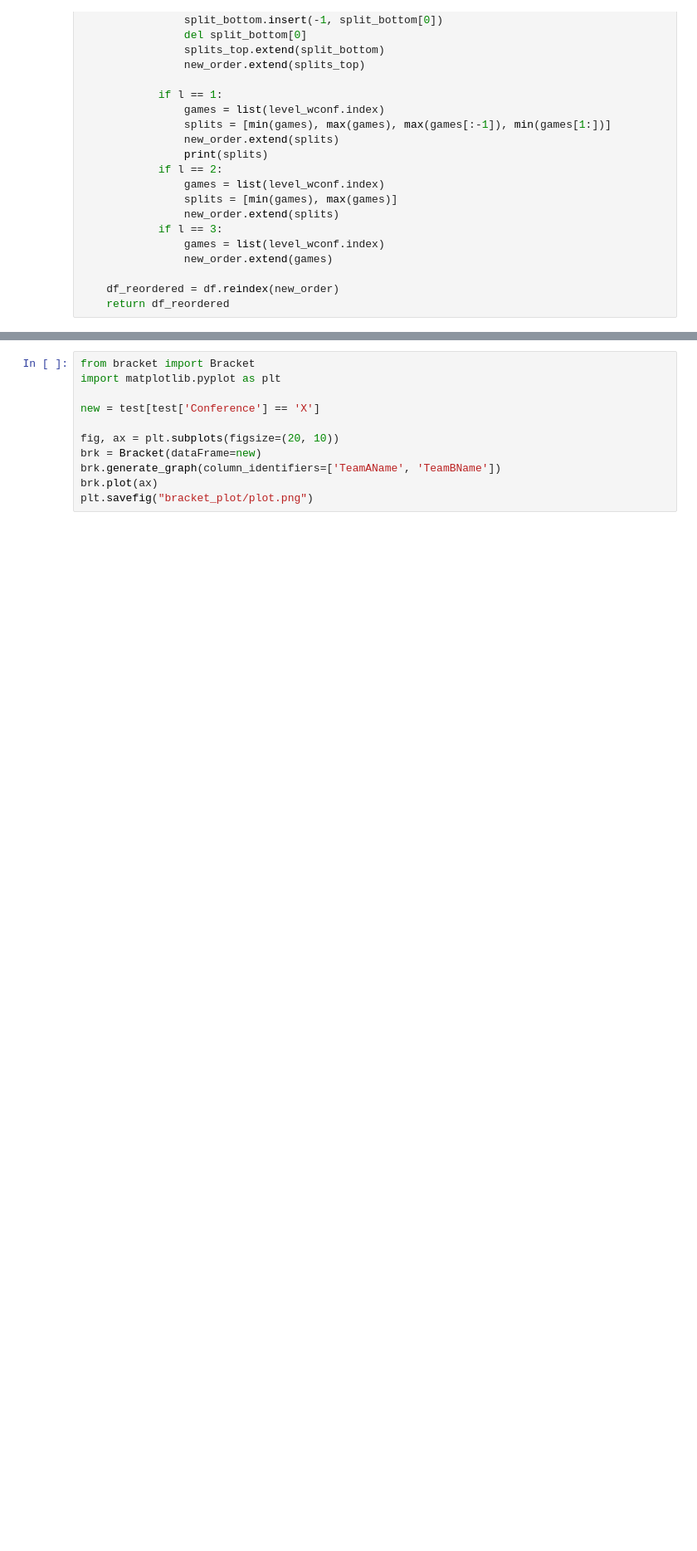
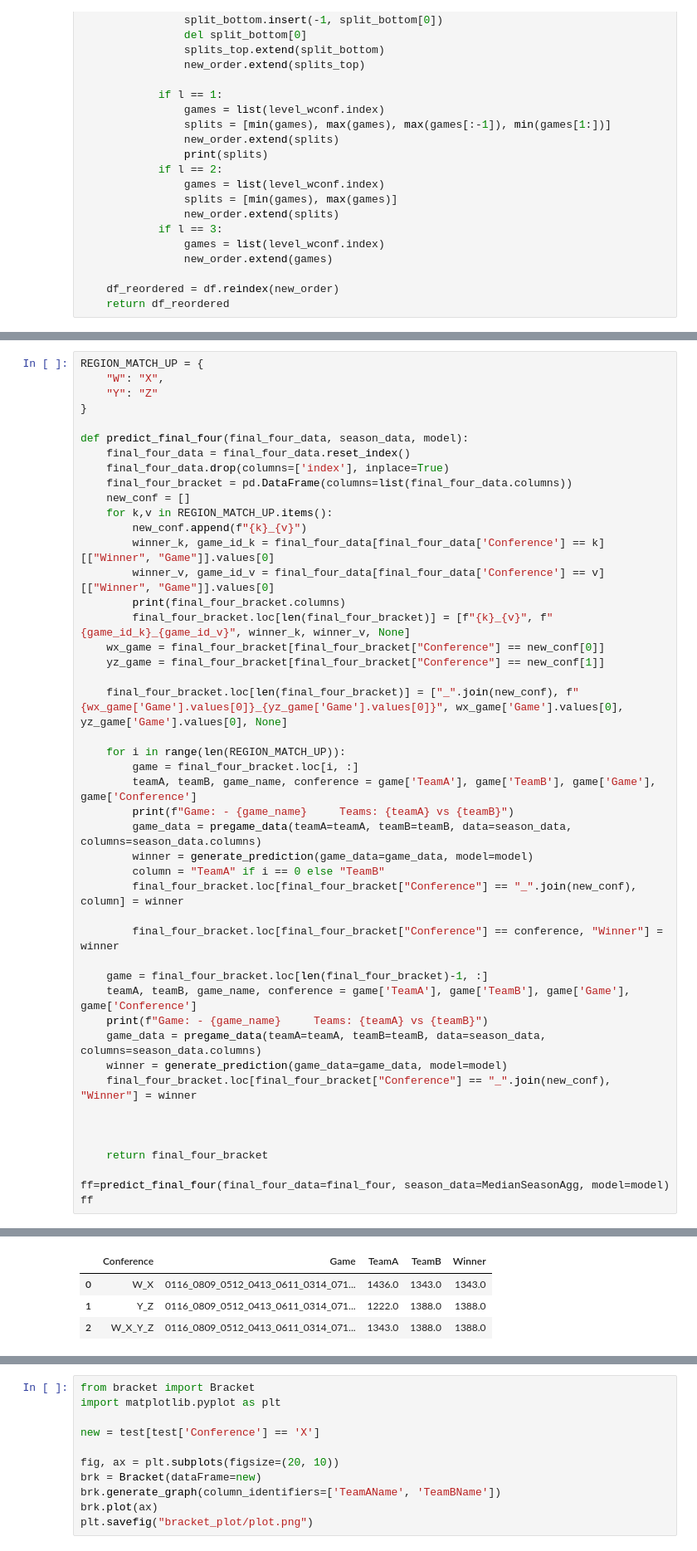
Before and after one commit to rauldaal/march-madness, a Jupyter notebook: compute_bracket.ipynb, the cells around one changed output, grey strips where cells are left out. Shown: that part at 83% size. Drawn from its saved outputs; the diff is of its cells as text; blank space fills up the shorter version.

```diff
--- a/compute_bracket.ipynb
+++ b/compute_bracket.ipynb
@@ -362,0 +344,47 @@ test[test['Conference'] == 'W']
+# %%
+REGION_MATCH_UP = {
+    "W": "X",
+    "Y": "Z"
+}
+
+def predict_final_four(final_four_data, season_data, model):
+    final_four_data = final_four_data.reset_index()
+    final_four_data.drop(columns=['index'], inplace=True)
+    final_four_bracket = pd.DataFrame(columns=list(final_four_data.columns))
+    new_conf = []
+    for k,v in REGION_MATCH_UP.items():
+        new_conf.append(f"{k}_{v}")
+        winner_k, game_id_k = final_four_data[final_four_data['Conference'] == k][["Winner", "Game"]].values[0]
+        winner_v, game_id_v = final_four_data[final_four_data['Conference'] == v][["Winner", "Game"]].values[0]
+        print(final_four_bracket.columns)
+        final_four_bracket.loc[len(final_four_bracket)] = [f"{k}_{v}", f"{game_id_k}_{game_id_v}", winner_k, winner_v, None]
+    wx_game = final_four_bracket[final_four_bracket["Conference"] == new_conf[0]]
+    yz_game = final_four_bracket[final_four_bracket["Conference"] == new_conf[1]]
+
+    final_four_bracket.loc[len(final_four_bracket)] = ["_".join(new_conf), f"{wx_game['Game'].values[0]}_{yz_game['Game'].values[0]}", wx_game['Game'].values[0], yz_game['Game'].values[0], None]
+
+    for i in range(len(REGION_MATCH_UP)):
+        game = final_four_bracket.loc[i, :]
+        teamA, teamB, game_name, conference = game['TeamA'], game['TeamB'], game['Game'], game['Conference']
+        print(f"Game: - {game_name}     Teams: {teamA} vs {teamB}")
+        game_data = pregame_data(teamA=teamA, teamB=teamB, data=season_data, columns=season_data.columns)
+        winner = generate_prediction(game_data=game_data, model=model)
+        column = "TeamA" if i == 0 else "TeamB"
+        final_four_bracket.loc[final_four_bracket["Conference"] == "_".join(new_conf), column] = winner
+
+        final_four_bracket.loc[final_four_bracket["Conference"] == conference, "Winner"] = winner
+
+    game = final_four_bracket.loc[len(final_four_bracket)-1, :]
+    teamA, teamB, game_name, conference = game['TeamA'], game['TeamB'], game['Game'], game['Conference']
+    print(f"Game: - {game_name}     Teams: {teamA} vs {teamB}")
+    game_data = pregame_data(teamA=teamA, teamB=teamB, data=season_data, columns=season_data.columns)
+    winner = generate_prediction(game_data=game_data, model=model)
+    final_four_bracket.loc[final_four_bracket["Conference"] == "_".join(new_conf), "Winner"] = winner
+
+
+
+    return final_four_bracket
+
+ff=predict_final_four(final_four_data=final_four, season_data=MedianSeasonAgg, model=model)
+ff
+# %% [output]
@@ -362,0 +396,4 @@ test[test['Conference'] == 'W']
+|  | Conference | Game | TeamA | TeamB | Winner |
+| 0 | W_X | 0116_0809_0512_0413_0611_0314_071... | 1436.0 | 1343.0 | 1343.0 |
+| 1 | Y_Z | 0116_0809_0512_0413_0611_0314_071... | 1222.0 | 1388.0 | 1388.0 |
+| 2 | W_X_Y_Z | 0116_0809_0512_0413_0611_0314_071... | 1343.0 | 1388.0 | 1388.0 |
```
Also changed, not shown: parts of 7 cells of this notebook, 2 other files.
